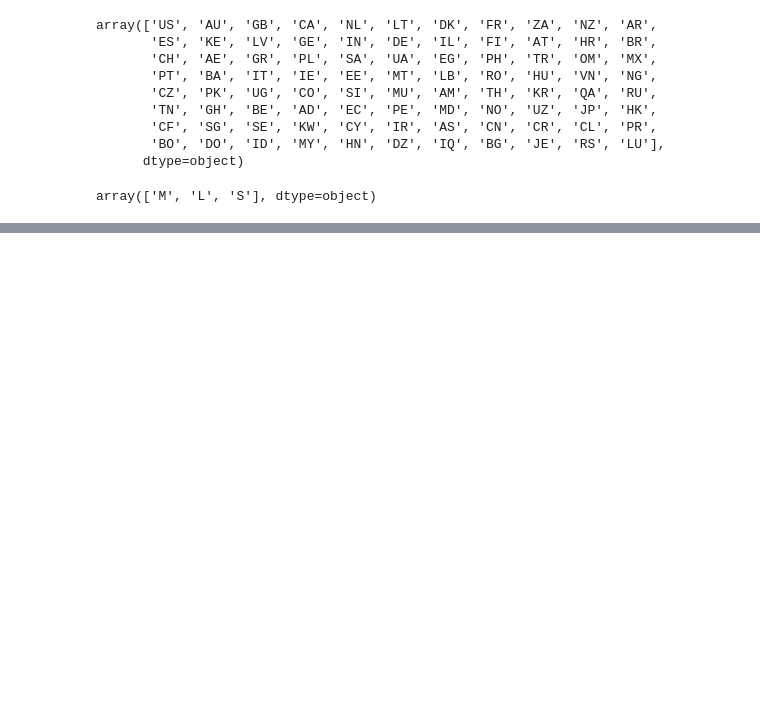
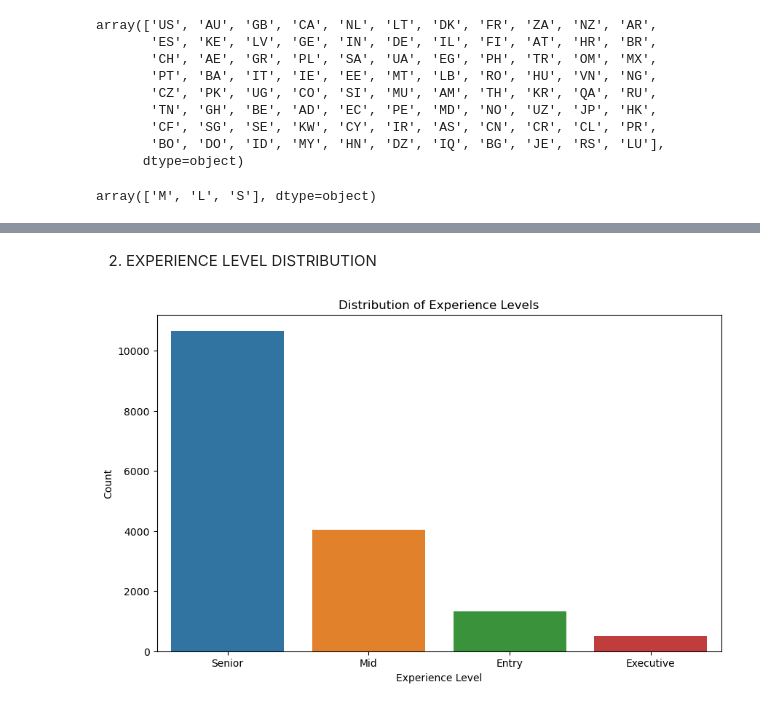
Before and after one commit to Justcolins/JOB-SALARY-ANALYSIS, a Jupyter notebook: job.ipynb, the cells around one changed output, grey strips where cells are left out. Drawn from its saved outputs; the diff is of its cells as text; code cells hidden in the pictures; blank space fills up the shorter version.

```diff
--- a/job.ipynb
+++ b/job.ipynb
@@ -451,0 +404,12 @@ jobs.head(10)
+# %% [markdown]
+2. EXPERIENCE LEVEL DISTRIBUTION
+# %%
+# Experience level distribution
+plt.figure(figsize=(10, 6))
+sns.countplot(data=jobs, x='experience_level')
+plt.title('Distribution of Experience Levels')
+plt.xlabel('Experience Level')
+plt.ylabel('Count')
+plt.show()
+# %% [output]
+[figure, added]
```
Also changed, not shown: parts of 12 cells of this notebook.
